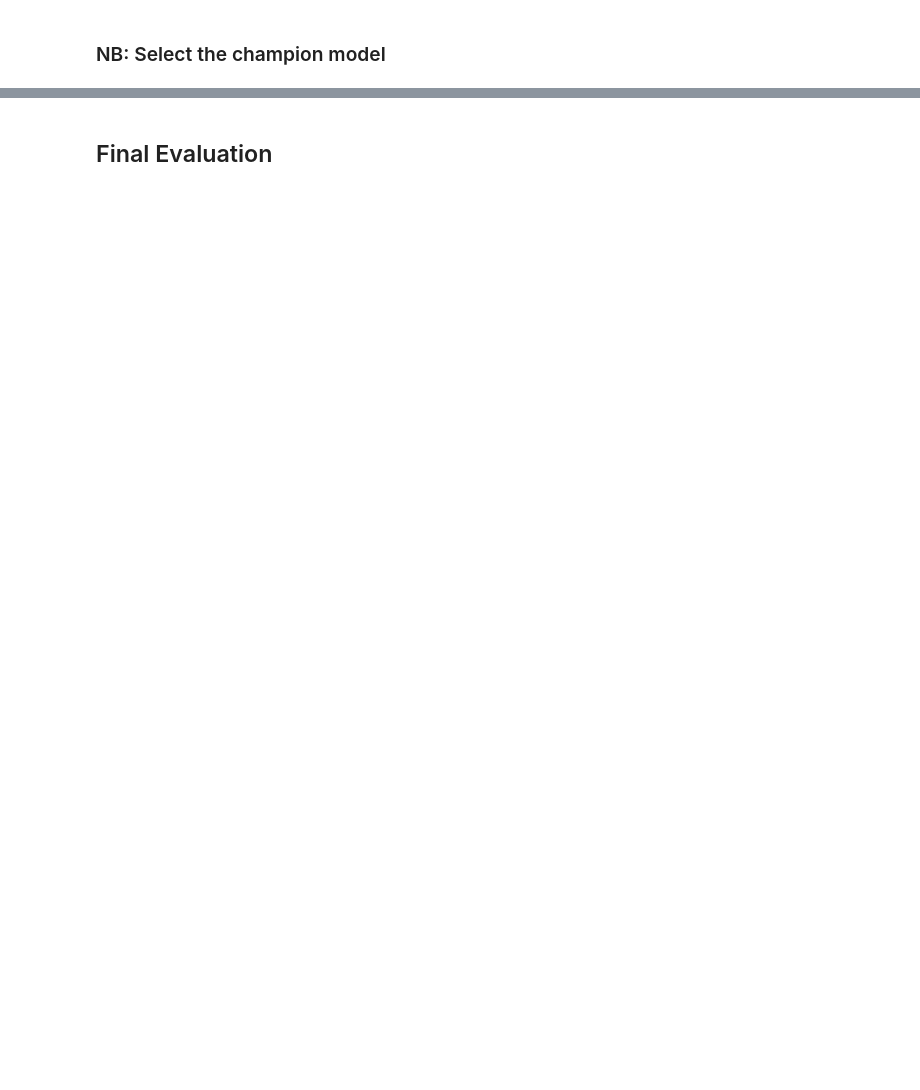
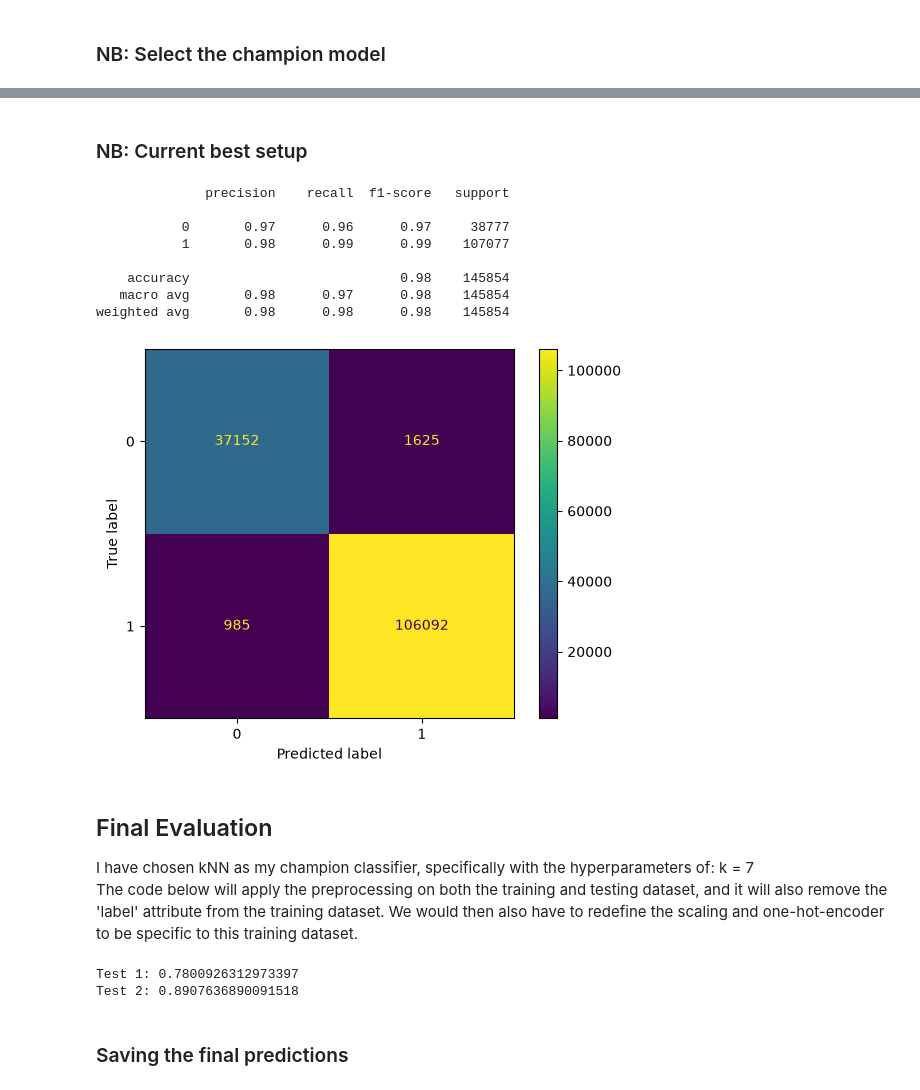
Before and after one commit to Henphan/Data-Mining-Assignment, a Jupyter notebook: src/run.ipynb, the cells around one changed output, grey strips where cells are left out. Cells and saved outputs as stored; diff of their text form; code cells hidden in the pictures; blank space fills up the shorter version.

```diff
--- a/src/run.ipynb
+++ b/src/run.ipynb
@@ -218,2 +374,22 @@ evaluate_cv(final_model, X, y, skf)
+# %% [markdown]
+### NB: Current best setup
+# %%
+pipe = Pipeline([
+    ("preprocessor", preprocessor),
+    ("nb", GaussianNB(var_smoothing = 0.01))
+])
+evaluate_cv(pipe, X, y, skf)
+# %% [output]
+              precision    recall  f1-score   support
+
+           0       0.97      0.96      0.97     38777
+           1       0.98      0.99      0.99    107077
+
+    accuracy                           0.98    145854
+   macro avg       0.98      0.97      0.98    145854
+weighted avg       0.98      0.98      0.98    145854
+[figure, added]
 # %% [markdown]
 ## Final Evaluation
+I have chosen kNN as my champion classifier, specifically with the hyperparameters of: k = 7
+The code below will apply the preprocessing on both the training and testing dataset, and it will also remove the 'label' attribute from the training dataset. We would then also have to redefine the scaling and one-hot-encoder to be specific to this training dataset.
@@ -231,0 +396,35 @@ evaluate_cv(pipe, X, y, skf)
+# %%
+random.seed(67)
+
+X_train = prepare_features(df)
+y_train = df["label"]
+
+X_test1 = prepare_features(test1)
+X_test2 = prepare_features(test2)
+
+y_test1 = test1["label"]
+y_test2 = test2["label"]
+
+numeric_cols = X_train.select_dtypes(include=['number']).columns
+categorical_cols = X_train.select_dtypes(include=['string']).columns
+
+preprocessor = ColumnTransformer(
+    transformers=[
+        ("num", StandardScaler(), numeric_cols),
+        ("cat", OneHotEncoder(sparse_output=False, handle_unknown="ignore"), categorical_cols)
+    ]
+)
+
+pipe = make_knn_pipeline(best_k)
+pipe.fit(X_train, y_train)
+
+pred1 = pipe.predict(X_test1)
+pred2 = pipe.predict(X_test2)
+
+print("Test 1:", accuracy_score(y_test1, pred1))
+print("Test 2:", accuracy_score(y_test2, pred2))
+# %% [output]
+Test 1: 0.7800926312973397
+Test 2: 0.8907636890091518
+# %% [markdown]
+### Saving the final predictions
```
Also changed, not shown: parts of 26 cells of this notebook, 8 other files.
